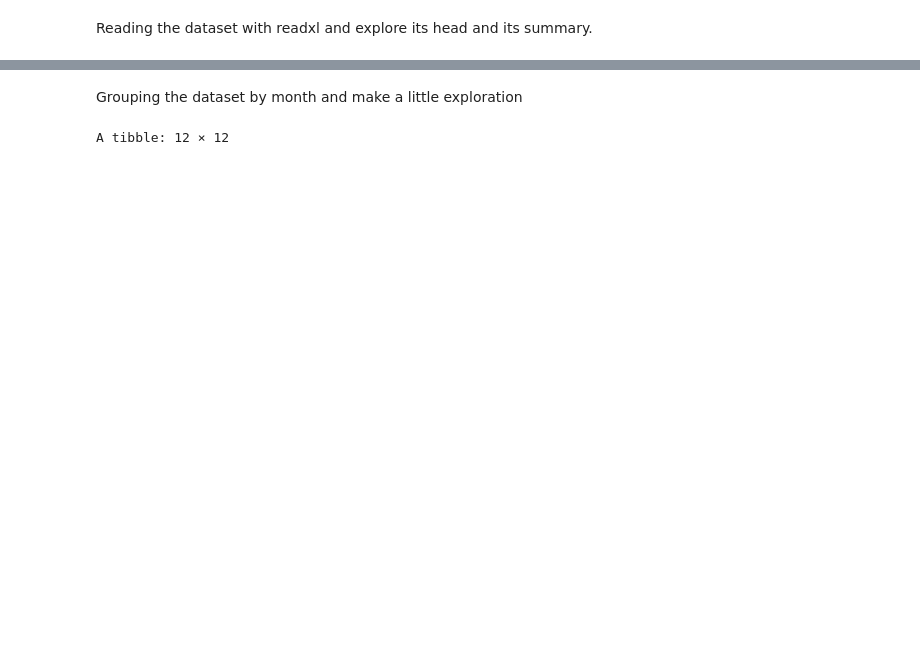
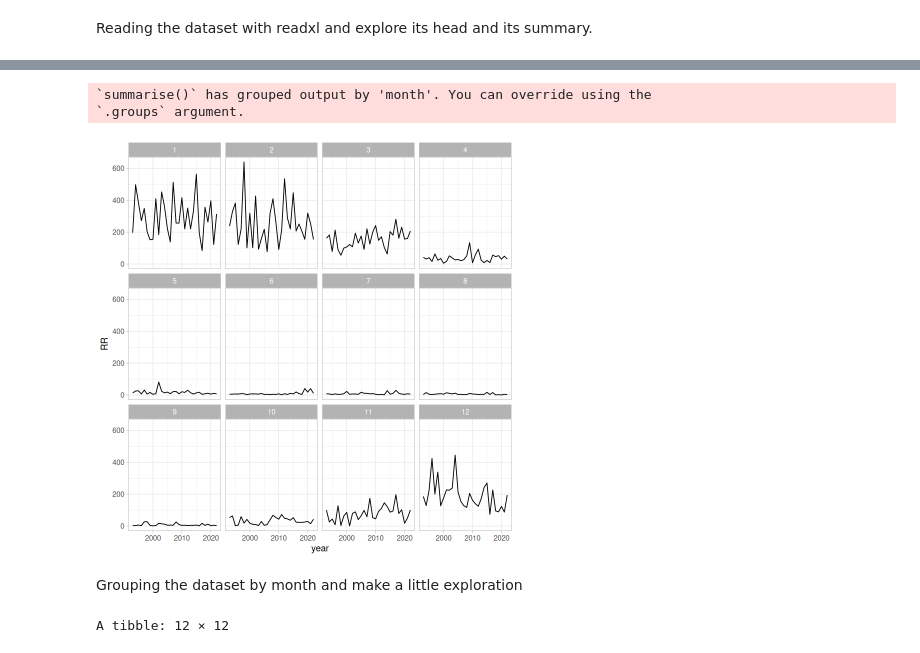
Before and after one commit to dinasdata/WeatherViz, a Jupyter notebook: notebook.ipynb, the cells around one changed output, grey strips where cells are left out. Cells and saved outputs as stored; diff of their text form; code cells hidden in the pictures; blank space fills up the shorter version.

```diff
--- a/notebook.ipynb
+++ b/notebook.ipynb
@@ -65,3 +48,17 @@ A tibble: 6 × 12
+# %%
+m = data%>%
+mutate(month = month(date),year = year(date))%>%
+group_by(month,year)%>%
+summarize(RR = sum(.data[["RR"]]))
+
+ggplot(data = m)+
+geom_line(aes(x = year,y = RR))+
+facet_wrap(~ month)+
+theme_light()
+# %% [output]
+`summarise()` has grouped output by 'month'. You can override using the
+`.groups` argument.
+[figure, added]
 # %% [markdown]
 Grouping the dataset by month and make a little exploration
 # %%
```
Also changed, not shown: parts of 8 cells of this notebook.
